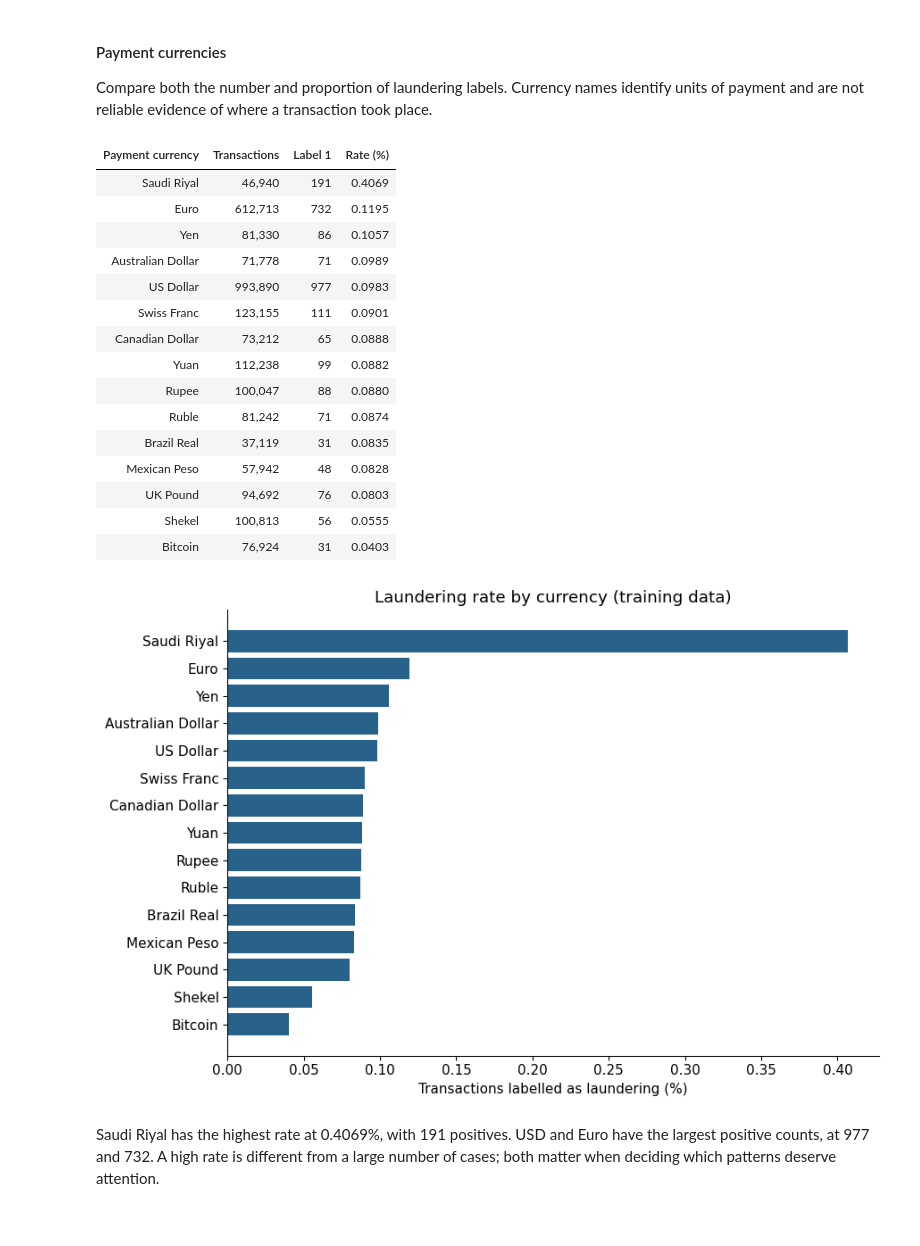
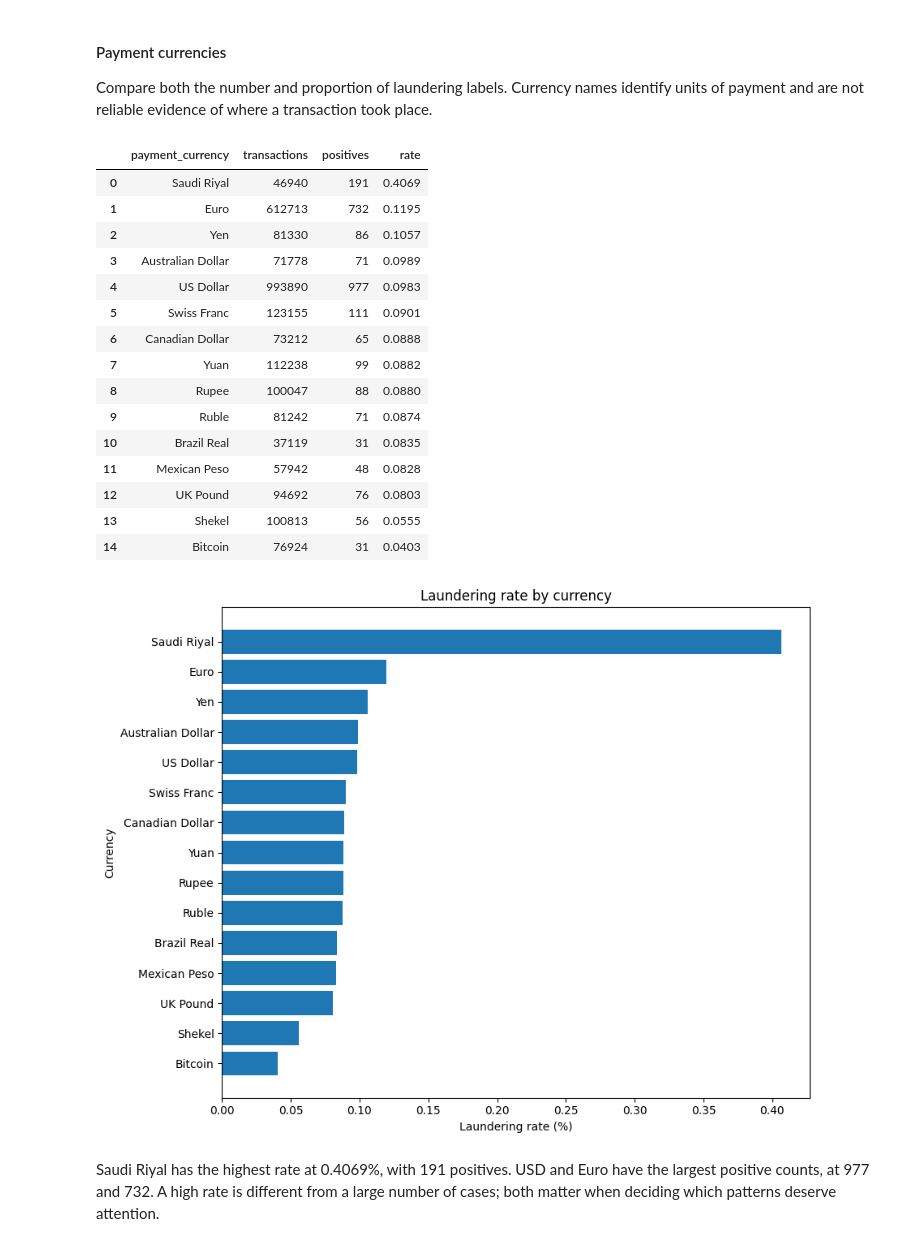
Before and after one commit to tung-lechu/assessment2-aml, a Jupyter notebook: assessment2.ipynb, the cells around one changed output. Saved outputs shown, nothing was run; the diff lists cells and outputs as text; code cells hidden in the pictures.

```diff
--- a/assessment2.ipynb
+++ b/assessment2.ipynb
@@ -713,33 +661,7 @@ Spark calculates the summaries. Only these small tables are collected for plotti
 # %%
 import numpy as np
-import pandas as pd
 import seaborn as sns
 import matplotlib.pyplot as plt
-
-BLUE, ORANGE = "#28628A", "#B75B26"
-plt.rcParams.update({"font.size": 11, "axes.spines.top": False, "axes.spines.right": False})
-FIGURE_DIR = PROJECT_ROOT / ".runtime/figures"
-FIGURE_DIR.mkdir(parents=True, exist_ok=True)
-
-
-def save_plot(filename):
-    plt.tight_layout()
-    plt.savefig(FIGURE_DIR / filename, dpi=150, bbox_inches="tight")
-    plt.show()
-    plt.close()
-
-
-def plot_rates(rows, column, title, filename):
-    show_table([column.replace("_", " ").capitalize(), "Transactions", "Label 1", "Rate (%)"], [
-        (r[column], f"{r['transactions']:,}", f"{r['positives']:,}", f"{r['rate']:.4f}")
-        for r in rows
-    ])
-    plt.figure(figsize=(9, max(3, len(rows) * 0.4)))
-    plt.barh([r[column] for r in rows], [r["rate"] for r in rows], color=BLUE)
-    plt.gca().invert_yaxis()
-    plt.title(title + " (training data)")
-    plt.xlabel("Transactions labelled as laundering (%)")
-    save_plot(filename)
 # %% [markdown]
 #### Sender entity types
 Reuse the bank and account join from Assessment 1 to compare entity types. The accounts file is a static lookup. Entity type would need to be available during streaming if selected as a model feature.
@@ -810,29 +746,38 @@ ACH contains 2,340 of the 2,733 training positives. Its rate is much higher than
 #### Payment currencies
 Compare both the number and proportion of laundering labels. Currency names identify units of payment and are not reliable evidence of where a transaction took place.
 # %%
-currency_rows = train_df.groupBy("payment_currency").agg(
+currency_risk = train_df.groupBy("payment_currency").agg(
     F.count("*").alias("transactions"), F.sum("is_laundering").alias("positives"),
     (100 * F.avg("is_laundering")).alias("rate"),
-).orderBy(F.desc("rate")).collect()
-plot_rates(currency_rows, "payment_currency", "Laundering rate by currency", "payment_currencies.png")
+).orderBy(F.desc("rate")).toPandas()
+display(currency_risk.round(4))
+plot_data = currency_risk.sort_values("rate")
+
+plt.figure(figsize=(9, 7))
+plt.barh(plot_data["payment_currency"], plot_data["rate"])
+plt.title("Laundering rate by currency")
+plt.xlabel("Laundering rate (%)")
+plt.ylabel("Currency")
+plt.tight_layout()
+plt.show()
 # %% [output]
-| Payment currency | Transactions | Label 1 | Rate (%) |
-| Saudi Riyal | 46,940 | 191 | 0.4069 |
-| Euro | 612,713 | 732 | 0.1195 |
-| Yen | 81,330 | 86 | 0.1057 |
-| Australian Dollar | 71,778 | 71 | 0.0989 |
-| US Dollar | 993,890 | 977 | 0.0983 |
-| Swiss Franc | 123,155 | 111 | 0.0901 |
-| Canadian Dollar | 73,212 | 65 | 0.0888 |
-| Yuan | 112,238 | 99 | 0.0882 |
-| Rupee | 100,047 | 88 | 0.0880 |
-| Ruble | 81,242 | 71 | 0.0874 |
-| Brazil Real | 37,119 | 31 | 0.0835 |
-| Mexican Peso | 57,942 | 48 | 0.0828 |
-| UK Pound | 94,692 | 76 | 0.0803 |
-| Shekel | 100,813 | 56 | 0.0555 |
-| Bitcoin | 76,924 | 31 | 0.0403 |
+|  | payment_currency | transactions | positives | rate |
+| 0 | Saudi Riyal | 46940 | 191 | 0.4069 |
+| 1 | Euro | 612713 | 732 | 0.1195 |
+| 2 | Yen | 81330 | 86 | 0.1057 |
+| 3 | Australian Dollar | 71778 | 71 | 0.0989 |
+| 4 | US Dollar | 993890 | 977 | 0.0983 |
+| 5 | Swiss Franc | 123155 | 111 | 0.0901 |
+| 6 | Canadian Dollar | 73212 | 65 | 0.0888 |
+| 7 | Yuan | 112238 | 99 | 0.0882 |
+| 8 | Rupee | 100047 | 88 | 0.0880 |
+| 9 | Ruble | 81242 | 71 | 0.0874 |
+| 10 | Brazil Real | 37119 | 31 | 0.0835 |
+| 11 | Mexican Peso | 57942 | 48 | 0.0828 |
+| 12 | UK Pound | 94692 | 76 | 0.0803 |
+| 13 | Shekel | 100813 | 56 | 0.0555 |
+| 14 | Bitcoin | 76924 | 31 | 0.0403 |
-[figure, old version]
+[figure, new version]
 # %% [markdown]
 Saudi Riyal has the highest rate at 0.4069%, with 191 positives. USD and Euro have the largest positive counts, at 977 and 732. A high rate is different from a large number of cases; both matter when deciding which patterns deserve attention.
 # %% [markdown]
```
Also changed, not shown: parts of 65 cells of this notebook, 2 other files.
